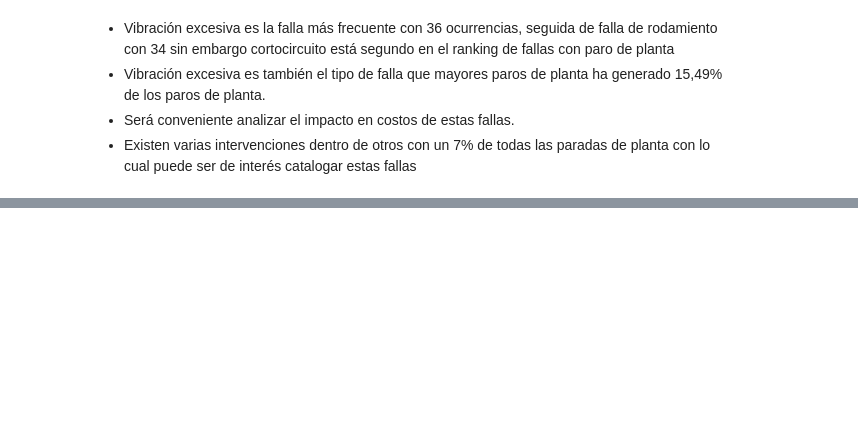
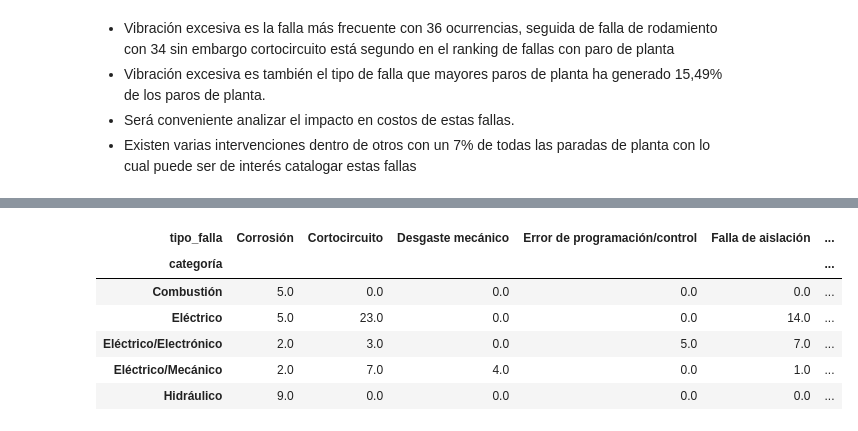
Before and after one commit to dcardone1/Maintenance_System_Analysis, a Jupyter notebook: Analysis.ipynb, the cells around one changed output, grey strips where cells are left out. Cells and saved outputs as stored; diff of their text form; code cells hidden in the pictures; blank space fills up the shorter version.

```diff
--- a/Analysis.ipynb
+++ b/Analysis.ipynb
@@ -314,0 +428,10 @@ plt.show()
+# %%
+fallas_pivot.head()
+# %% [output]
+| tipo_falla | Corrosión | Cortocircuito | Desgaste mecánico | Error de programación/control | Falla de aislación | ... |
+| categoría |  |  |  |  |  | ... |
+| Combustión | 5.0 | 0.0 | 0.0 | 0.0 | 0.0 | ... |
+| Eléctrico | 5.0 | 23.0 | 0.0 | 0.0 | 14.0 | ... |
+| Eléctrico/Electrónico | 2.0 | 3.0 | 0.0 | 5.0 | 7.0 | ... |
+| Eléctrico/Mecánico | 2.0 | 7.0 | 4.0 | 0.0 | 1.0 | ... |
+| Hidráulico | 9.0 | 0.0 | 0.0 | 0.0 | 0.0 | ... |
```
Also changed, not shown: parts of 16 cells of this notebook, 1 other file.
